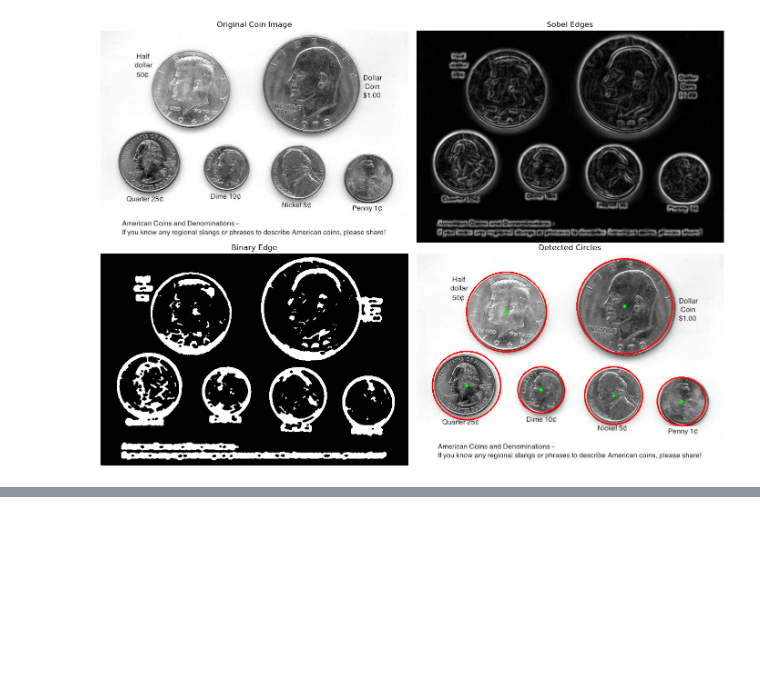
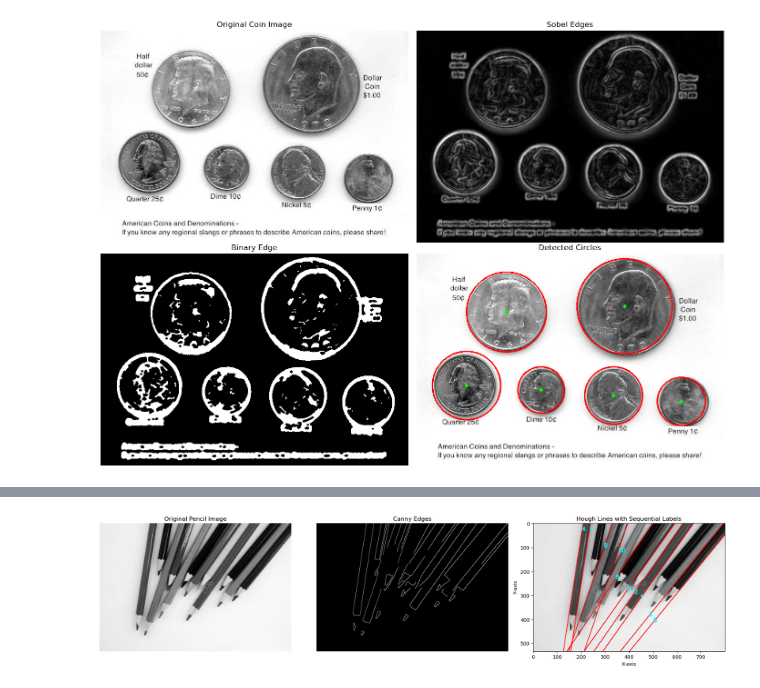
Before and after one commit to prajun7/ml-journey, a Jupyter notebook: ImageProcessing/hough_transformation.ipynb, the cells around one changed output, grey strips where cells are left out. Drawn from its saved outputs; the diff is of its cells as text; code cells hidden in the pictures; blank space fills up the shorter version.

```diff
--- a/ImageProcessing/hough_transformation.ipynb
+++ b/ImageProcessing/hough_transformation.ipynb
@@ -326,0 +333,78 @@ Circle at (262, 286) with radius 50 has 288.0 votes
+# %%
+import cv2
+import numpy as np
+import matplotlib.pyplot as plt
+from PIL import Image
+from skimage.transform import hough_line, hough_line_peaks
+
+# --- Load and Prepare the Image ---
+# Load the image and convert to grayscale
+pencil_image = Image.open("pencils_image.jpg").convert("L")
+pencil_image_array = np.array(pencil_image, dtype=np.uint8)
+
+# Apply Gaussian blur to reduce noise
+blurred = cv2.GaussianBlur(pencil_image_array, (9, 9), 2)
+
+# --- Edge Detection ---
+# Use the Canny edge detector for robust edge detection
+edges = cv2.Canny(blurred, 50, 150)
+
+# --- Hough Line Detection using scikit-image ---
+# Define a range of angles for the Hough transform
+tested_angles = np.linspace(-np.pi / 2, np.pi / 2, 360)
+
+# Compute the Hough Transform of the edge image
+hspace, angles, dists = hough_line(edges, theta=tested_angles)
+
+# Find peaks (i.e., the most prominent lines) in the Hough accumulator
+accum, angles_peaks, dists_peaks = hough_line_peaks(hspace, angles, dists,
+                                                    threshold=0.3 * np.max(hspace),
+                                                    num_peaks=10)
+
+# --- Print the parameters for each detected line with sequential numbering ---
+for i, (accum_val, angle, dist) in enumerate(zip(accum, angles_peaks, dists_peaks), start=1):
+    degree = angle * 180 / np.pi
+    print(f"Line {i}: angle {angle:.2f} rad ({degree:.1f}°), distance {dist:.2f} has {accum_val} votes")
+
+# --- Draw the Detected Lines with Sequential Annotations ---
+# Create a color copy of the original image for drawing
+line_image_color = cv2.cvtColor(pencil_image_array, cv2.COLOR_GRAY2BGR)
+
+for i, (accum_val, angle, dist) in enumerate(zip(accum, angles_peaks, dists_peaks), start=1):
+    # Compute the starting point (x0, y0) of the line in polar coordinates
+    a = np.cos(angle)
+    b = np.sin(angle)
+    x0 = a * dist
+    y0 = b * dist
+    # Determine two points along the line (extended for visualization)
+    pt1 = (int(x0 + 1000 * (-b)), int(y0 + 1000 * (a)))
+    pt2 = (int(x0 - 1000 * (-b)), int(y0 - 1000 * (a)))
+    cv2.line(line_image_color, pt1, pt2, (0, 0, 255), 2)  # Draw the line in red
+
+    # Annotate the line with the sequential number
+    cv2.putText(line_image_color, f"{i}", (int(x0), int(y0)),
+                cv2.FONT_HERSHEY_SIMPLEX, 0.8, (255, 255, 0), 2, cv2.LINE_AA)
+
+# --- Display the Results ---
+fig, axs = plt.subplots(1, 3, figsize=(18, 6))
+
+# Original image (axes turned off for clarity)
+axs[0].imshow(pencil_image_array, cmap="gray")
+axs[0].set_title("Original Pencil Image")
+axs[0].axis("off")
+
+# Edge image (axes turned off)
+axs[1].imshow(edges, cmap="gray")
+axs[1].set_title("Canny Edges")
+axs[1].axis("off")
+
+# Image with detected lines and sequential annotations (axes turned on)
+axs[2].imshow(cv2.cvtColor(line_image_color, cv2.COLOR_BGR2RGB))
+axs[2].set_title("Hough Lines with Sequential Labels")
+axs[2].set_xlabel("X-axis")
+axs[2].set_ylabel("Y-axis")
+axs[2].axis("on")  # Show the axis with tick marks
+
+plt.tight_layout()
+plt.show()
+# %% [output]
@@ -326,0 +421 @@ Circle at (262, 286) with radius 50 has 288.0 votes
+[figure, added]
```
Also changed, not shown: parts of 2 cells of this notebook, 34 other files.
